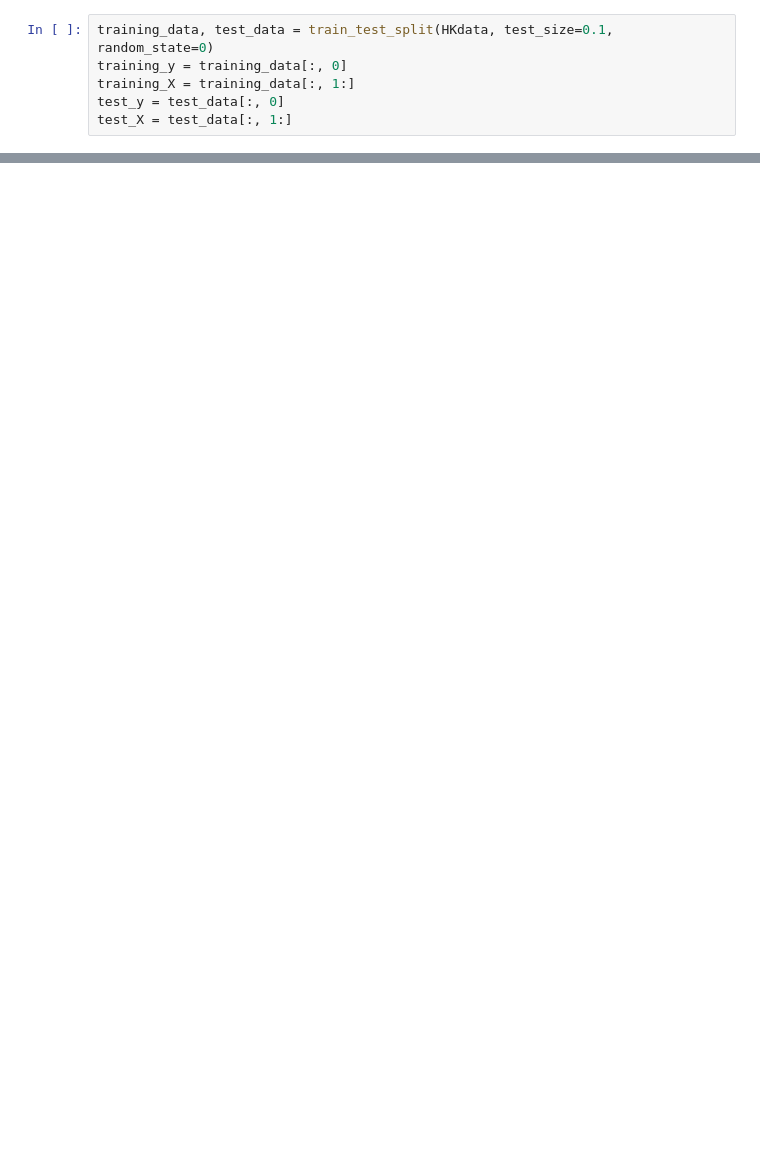
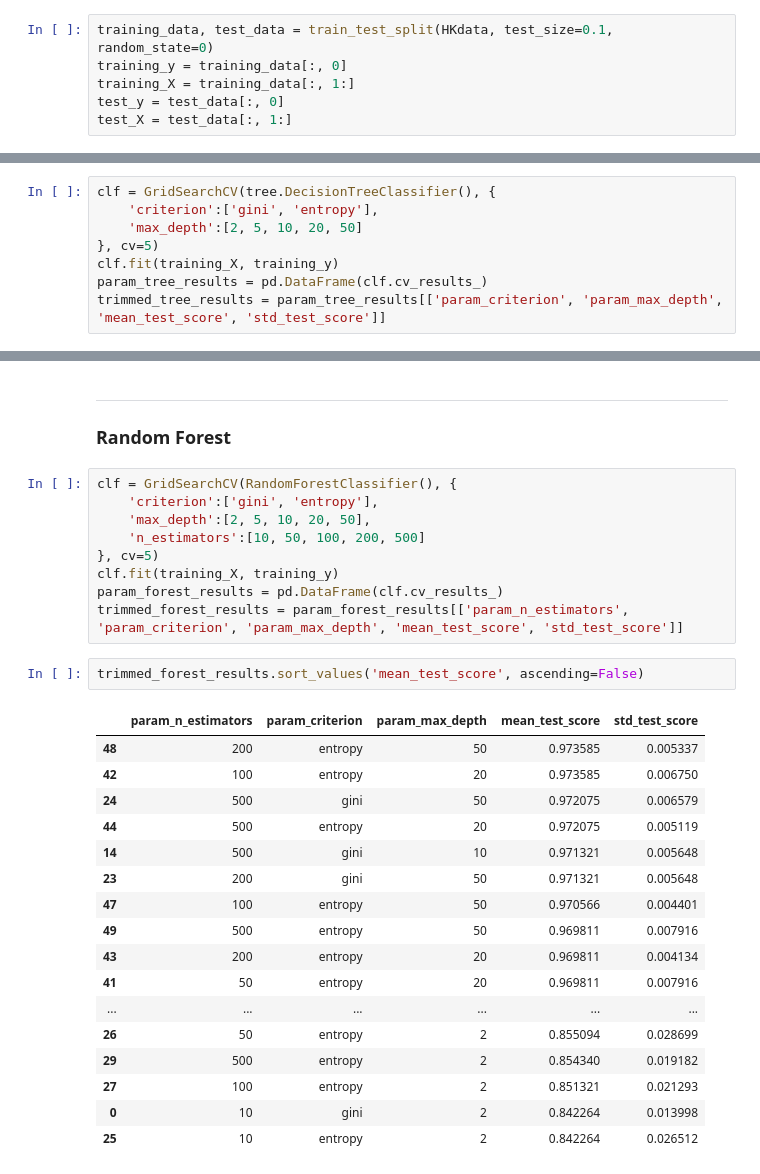
Before and after one commit to jgabella/cse514a-ProjectImplementation2, a Jupyter notebook: LetterRecognitionAnalysis.ipynb, the cells around one changed output, grey strips where cells are left out. Drawn from its saved outputs; the diff is of its cells as text; blank space fills up the shorter version.

```diff
--- a/LetterRecognitionAnalysis.ipynb
+++ b/LetterRecognitionAnalysis.ipynb
@@ -31,0 +76,8 @@ scores = {param_value : cross_val_score(svm.SVC(kernel='rbf', C = param_value),
+# %%
+clf = GridSearchCV(tree.DecisionTreeClassifier(), {
+    'criterion':['gini', 'entropy'],
+    'max_depth':[2, 5, 10, 20, 50]
+}, cv=5)
+clf.fit(training_X, training_y)
+param_tree_results = pd.DataFrame(clf.cv_results_)
+trimmed_tree_results = param_tree_results[['param_criterion', 'param_max_depth', 'mean_test_score', 'std_test_score']]
@@ -31,0 +98,32 @@ scores = {param_value : cross_val_score(svm.SVC(kernel='rbf', C = param_value),
+# %% [markdown]
+---
+### Random Forest
+# %%
+clf = GridSearchCV(RandomForestClassifier(), {
+    'criterion':['gini', 'entropy'],
+    'max_depth':[2, 5, 10, 20, 50],
+    'n_estimators':[10, 50, 100, 200, 500]
+}, cv=5)
+clf.fit(training_X, training_y)
+param_forest_results = pd.DataFrame(clf.cv_results_)
+trimmed_forest_results = param_forest_results[['param_n_estimators', 'param_criterion', 'param_max_depth', 'mean_test_score', 'std_test_score']]
+# %%
+trimmed_forest_results.sort_values('mean_test_score', ascending=False)
+# %% [output]
+|  | param_n_estimators | param_criterion | param_max_depth | mean_test_score | std_test_score |
+| 48 | 200 | entropy | 50 | 0.973585 | 0.005337 |
+| 42 | 100 | entropy | 20 | 0.973585 | 0.006750 |
+| 24 | 500 | gini | 50 | 0.972075 | 0.006579 |
+| 44 | 500 | entropy | 20 | 0.972075 | 0.005119 |
+| 14 | 500 | gini | 10 | 0.971321 | 0.005648 |
+| 23 | 200 | gini | 50 | 0.971321 | 0.005648 |
+| 47 | 100 | entropy | 50 | 0.970566 | 0.004401 |
+| 49 | 500 | entropy | 50 | 0.969811 | 0.007916 |
+| 43 | 200 | entropy | 20 | 0.969811 | 0.004134 |
+| 41 | 50 | entropy | 20 | 0.969811 | 0.007916 |
+| ... | ... | ... | ... | ... | ... |
+| 26 | 50 | entropy | 2 | 0.855094 | 0.028699 |
+| 29 | 500 | entropy | 2 | 0.854340 | 0.019182 |
+| 27 | 100 | entropy | 2 | 0.851321 | 0.021293 |
+| 0 | 10 | gini | 2 | 0.842264 | 0.013998 |
+| 25 | 10 | entropy | 2 | 0.842264 | 0.026512 |
```
Also changed, not shown: parts of 11 cells of this notebook.
